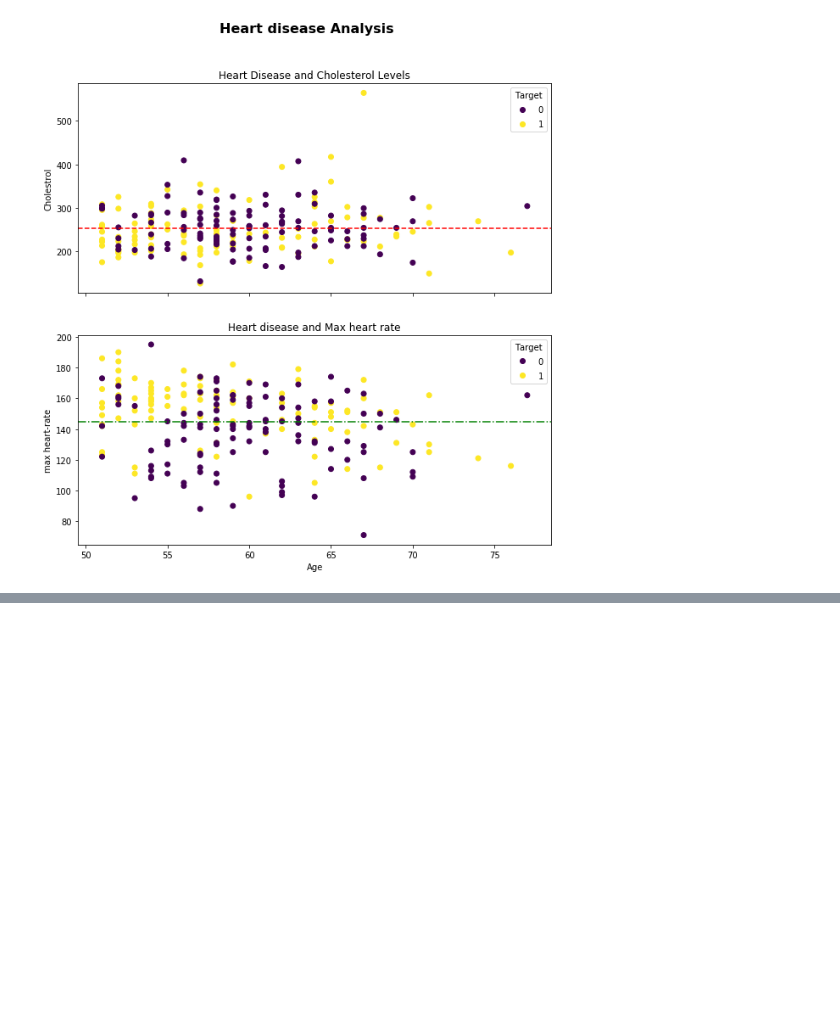
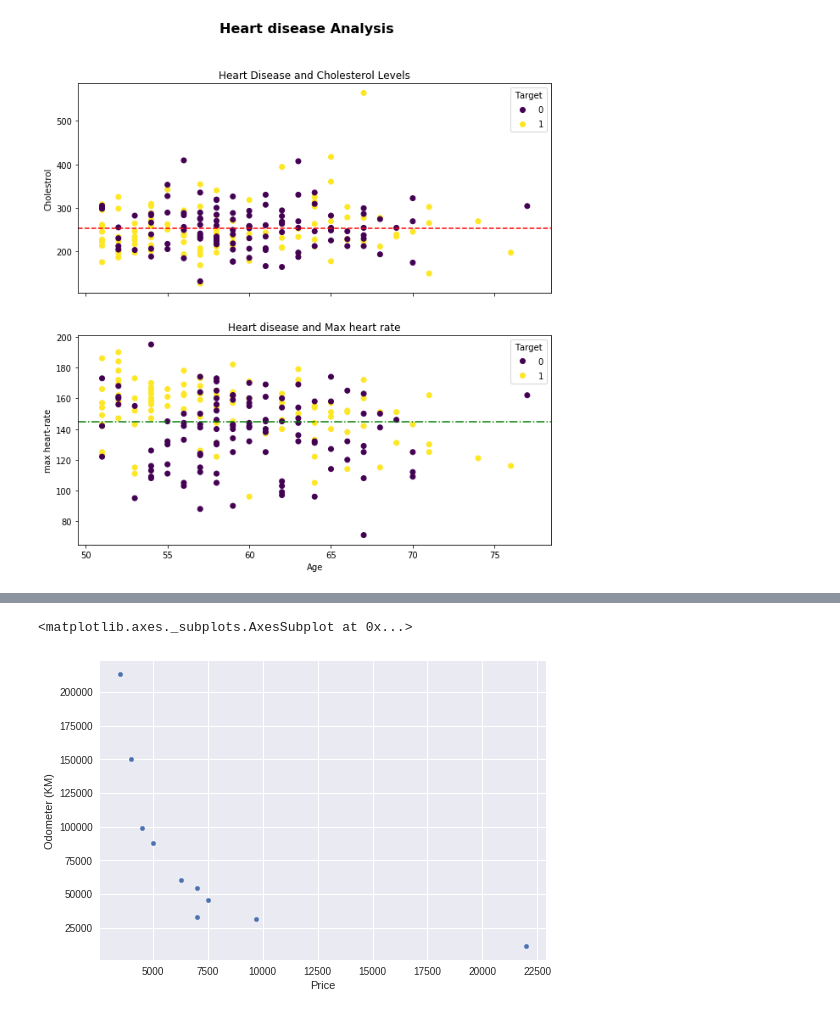
Before and after one commit to aliazani/machine-learning, a Jupyter notebook: 4-matplotlib/1-introduction-matplotlib.ipynb, the cells around one changed output, grey strips where cells are left out. Cells and saved outputs as stored; diff of their text form; code cells hidden in the pictures; blank space fills up the shorter version.

```diff
--- a/4-matplotlib/1-introduction-matplotlib.ipynb
+++ b/4-matplotlib/1-introduction-matplotlib.ipynb
@@ -436,0 +477,6 @@ fig.suptitle('Heart disease Analysis', fontsize=16, fontweight='bold');
+# %%
+plt.style.use('seaborn')
+car_sales.plot(x='Price', y='Odometer (KM)', kind='scatter')
+# %% [output]
+<matplotlib.axes._subplots.AxesSubplot at 0x...>
+[figure, added]
```
Also changed, not shown: parts of 24 cells of this notebook.
